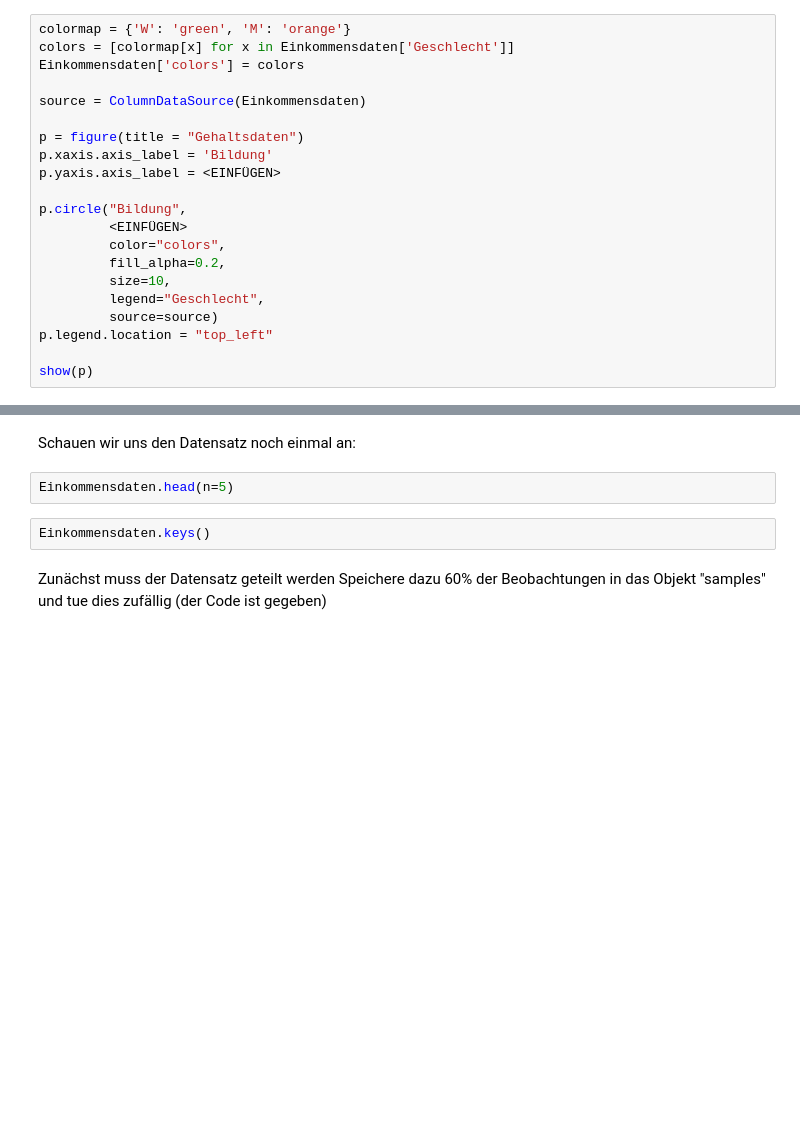
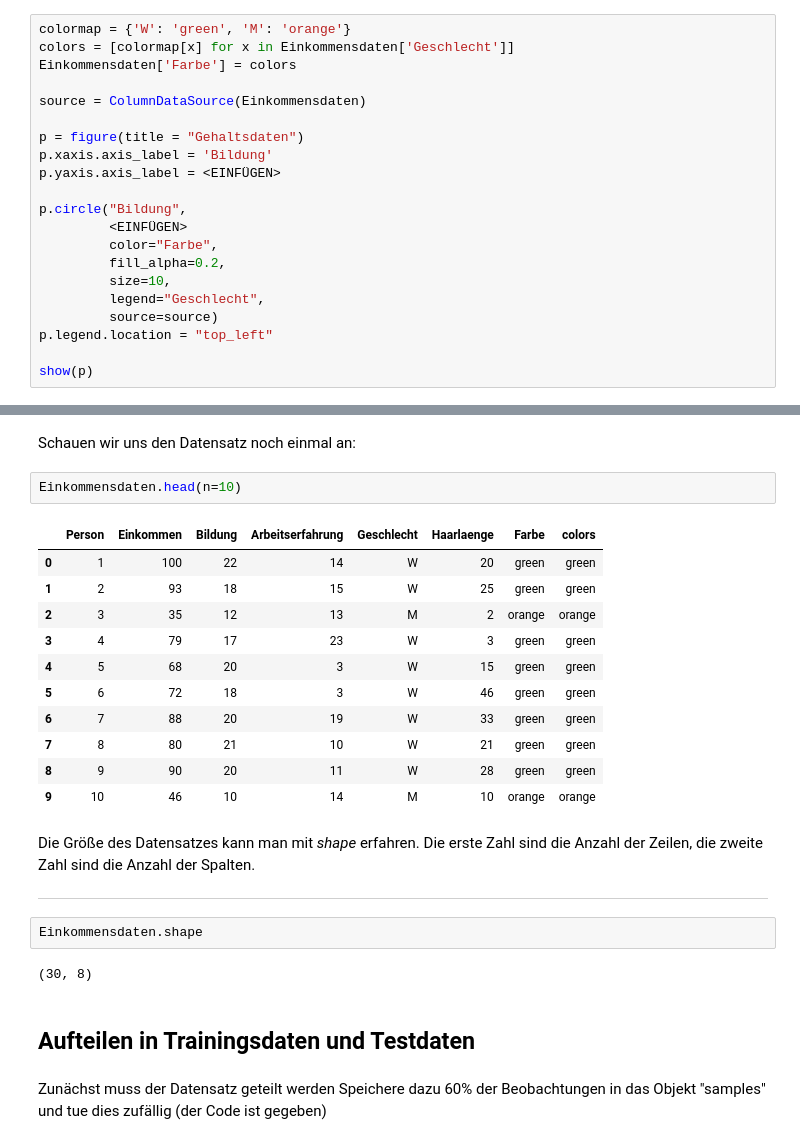
Before and after one commit to kzahedi/ML-Workshop, a Jupyter notebook: Copy_of_ML_Workshop_Python.ipynb, the cells around one changed output, grey strips where cells are left out. Cells and saved outputs as stored; diff of their text form; blank space fills up the shorter version.

```diff
--- a/Copy_of_ML_Workshop_Python.ipynb
+++ b/Copy_of_ML_Workshop_Python.ipynb
@@ -242,7 +332,7 @@ In der folgenden Zelle können Sie unterschiedliche Zusammenhänge ausprobiern,
 # %%
 colormap = {'W': 'green', 'M': 'orange'}
 colors = [colormap[x] for x in Einkommensdaten['Geschlecht']]
-Einkommensdaten['colors'] = colors
+Einkommensdaten['Farbe'] = colors
 
 source = ColumnDataSource(Einkommensdaten)
 
@@ -252,7 +342,7 @@ p.yaxis.axis_label = <EINFÜGEN>
 
 p.circle("Bildung",
          <EINFÜGEN>
-         color="colors",
+         color="Farbe",
          fill_alpha=0.2,
          size=10,
          legend="Geschlecht",
@@ -368,9 +489,29 @@ from sklearn.metrics import accuracy_score, confusion_matrix
 # %% [markdown]
 Schauen wir uns den Datensatz noch einmal an:
 # %%
-Einkommensdaten.head(n=5)
+Einkommensdaten.head(n=10)
+# %% [output]
+|  | Person | Einkommen | Bildung | Arbeitserfahrung | Geschlecht | Haarlaenge | Farbe | colors |
+| 0 | 1 | 100 | 22 | 14 | W | 20 | green | green |
+| 1 | 2 | 93 | 18 | 15 | W | 25 | green | green |
+| 2 | 3 | 35 | 12 | 13 | M | 2 | orange | orange |
+| 3 | 4 | 79 | 17 | 23 | W | 3 | green | green |
+| 4 | 5 | 68 | 20 | 3 | W | 15 | green | green |
+| 5 | 6 | 72 | 18 | 3 | W | 46 | green | green |
+| 6 | 7 | 88 | 20 | 19 | W | 33 | green | green |
+| 7 | 8 | 80 | 21 | 10 | W | 21 | green | green |
+| 8 | 9 | 90 | 20 | 11 | W | 28 | green | green |
+| 9 | 10 | 46 | 10 | 14 | M | 10 | orange | orange |
+# %% [markdown]
+Die Größe des Datensatzes kann man mit *shape* erfahren. Die erste Zahl sind die Anzahl der Zeilen, die zweite Zahl sind die Anzahl der Spalten.
+
+---
 # %%
-Einkommensdaten.keys()
+Einkommensdaten.shape
+# %% [output]
+(30, 8)
+# %% [markdown]
+## Aufteilen in Trainingsdaten und Testdaten
 # %% [markdown]
 Zunächst muss der Datensatz geteilt werden
 Speichere dazu 60% der Beobachtungen in das Objekt "samples" und tue dies zufällig (der Code ist gegeben)
```
Also changed, not shown: parts of 30 cells of this notebook.
